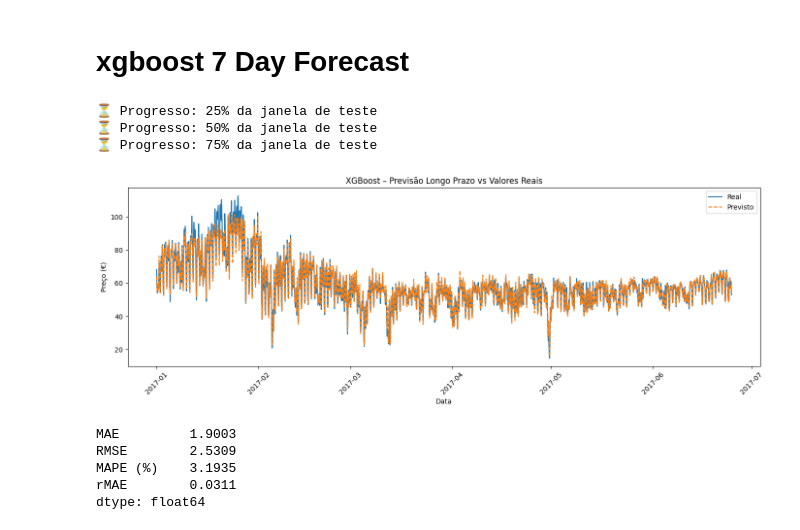
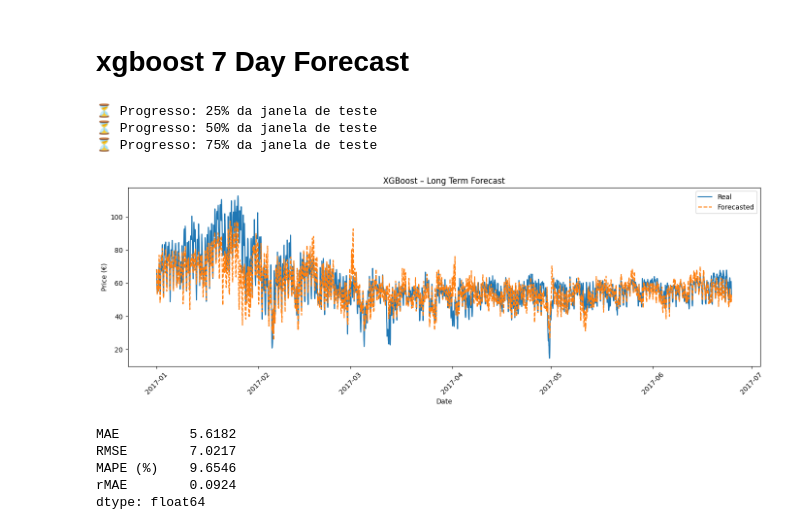
Before and after one commit to GoncaloPereira1201500/DIMEI, a Jupyter notebook: ModelsTrainingAndForecastingLongTerm.ipynb, the cells around one changed output. Cells and saved outputs as stored; diff of their text form; code cells hidden in the pictures.

```diff
--- a/ModelsTrainingAndForecastingLongTerm.ipynb
+++ b/ModelsTrainingAndForecastingLongTerm.ipynb
@@ -1463,7 +1463,8 @@ def longterm_sliding_expanding_tunning_xgb(
         df_test = df.loc[current_test_start:current_test_end]
 
         drop_cols = ['price actual', 'price day ahead']
-        feature_cols = [col for col in df.columns if col not in drop_cols]
+        lag_cols = [col for col in df.columns if 'lag_' in col]
+        feature_cols = [col for col in df.columns if col not in drop_cols + lag_cols]
 
         X_train = df_train[feature_cols].values
         y_train = df_train['price actual'].values
@@ -1514,42 +1515,43 @@ def longterm_sliding_expanding_tunning_xgb(
         step += 1
 
     # Gerar gráfico
     if all_preds:
         plt.figure(figsize=(14, 5))
         plt.plot(all_dates, all_truths, label='Real', linewidth=1.5)
-        plt.plot(all_dates, all_preds, label='Previsto', linestyle='--', linewidth=1.5)
-        plt.title("XGBoost – Previsão Longo Prazo vs Valores Reais")
-        plt.xlabel("Data")
-        plt.ylabel("Preço (€)")
+        plt.plot(all_dates, all_preds, label='Forecasted', linestyle='--', linewidth=1.5)
+        plt.title("XGBoost – Long Term Forecast")
+        plt.xlabel("Date")
+        plt.ylabel("Price (€)")
         plt.legend()
         plt.xticks(rotation=45)
         plt.tight_layout()
         plt.show()
 
     return pd.DataFrame(results)
+
 
 xgb_forecast_results = longterm_sliding_expanding_tunning_xgb(
     df=df_prepared,
     train_start='2015-01-01',
     train_end='2016-12-31',
     test_start='2017-01-01',
     test_end='2017-06-30',  # 6 meses
     forecast_horizon=168,
     n_estimators=300,
     learning_rate=0.05,
     max_depth=8
 )
 
 print(xgb_forecast_results[['MAE', 'RMSE', 'MAPE (%)', 'rMAE']].mean().round(4))
 # %% [output]
 ⏳ Progresso: 25% da janela de teste
 ⏳ Progresso: 50% da janela de teste
 ⏳ Progresso: 75% da janela de teste
-[figure, old version]
+[figure, new version]
-MAE         1.9003
-RMSE        2.5309
-MAPE (%)    3.1935
-rMAE        0.0311
+MAE         5.6182
+RMSE        7.0217
+MAPE (%)    9.6546
+rMAE        0.0924
 dtype: float64
 # %%
 import matplotlib.pyplot as plt
```
Also changed, not shown: parts of 1 cell of this notebook, 2 other files.
